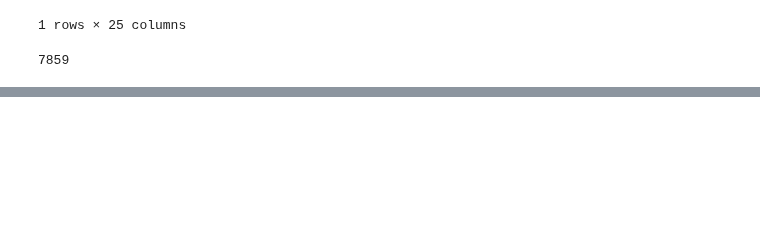
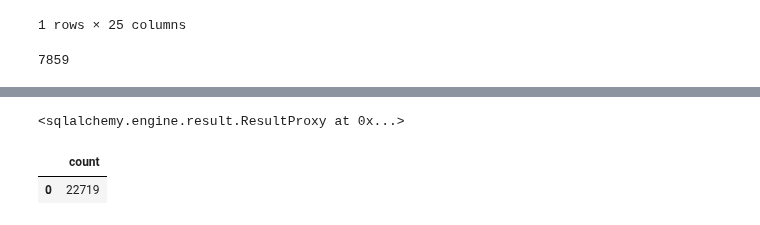
Before and after one commit to jamobe/DataScienceJobs, a Jupyter notebook: SQL/SQLCalls.ipynb, the cells around one changed output, grey strips where cells are left out. Cells and saved outputs as stored; diff of their text form; code cells hidden in the pictures; blank space fills up the shorter version.

```diff
--- a/SQL/SQLCalls.ipynb
+++ b/SQL/SQLCalls.ipynb
@@ -204,0 +212,5 @@ len(companies_list)
+# %%
+engine.execute('''UPDATE landing
+ SET region='London' WHERE region = 'Greater London' ''')
+# %% [output]
+<sqlalchemy.engine.result.ResultProxy at 0x...>
@@ -204,0 +219,5 @@ len(companies_list)
+# %%
+pd.read_sql(''' SELECT count(id) FROM all_data  ''',engine)
+# %% [output]
+|  | count |
+| 0 | 22719 |
```
Also changed, not shown: parts of 4 cells of this notebook.
